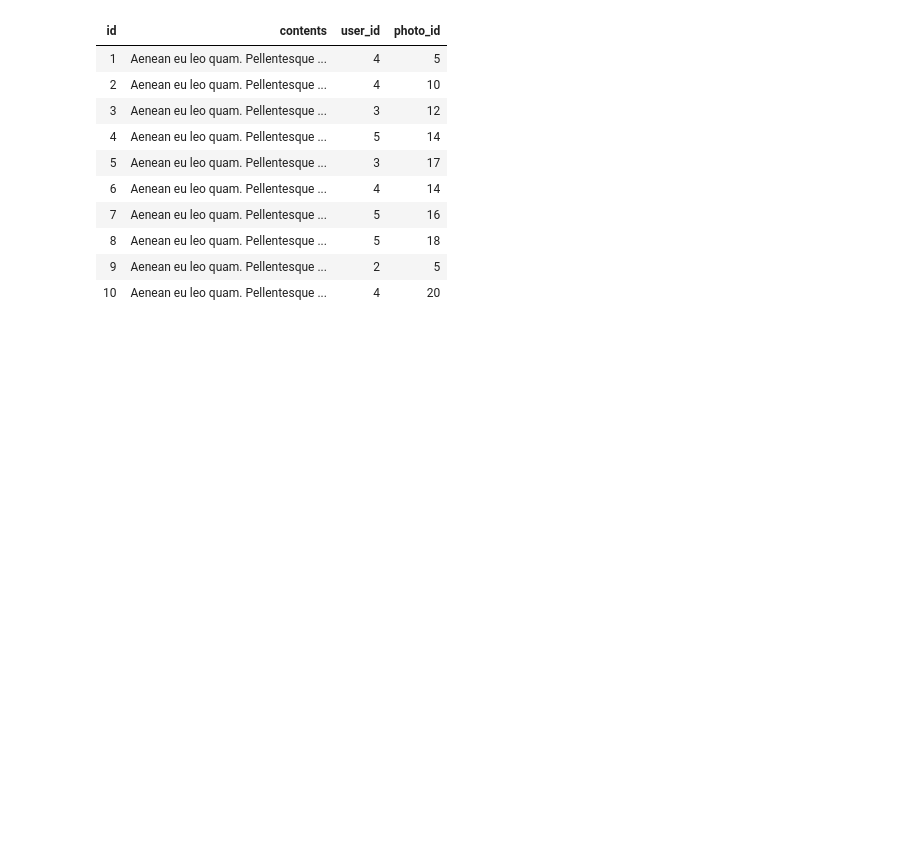
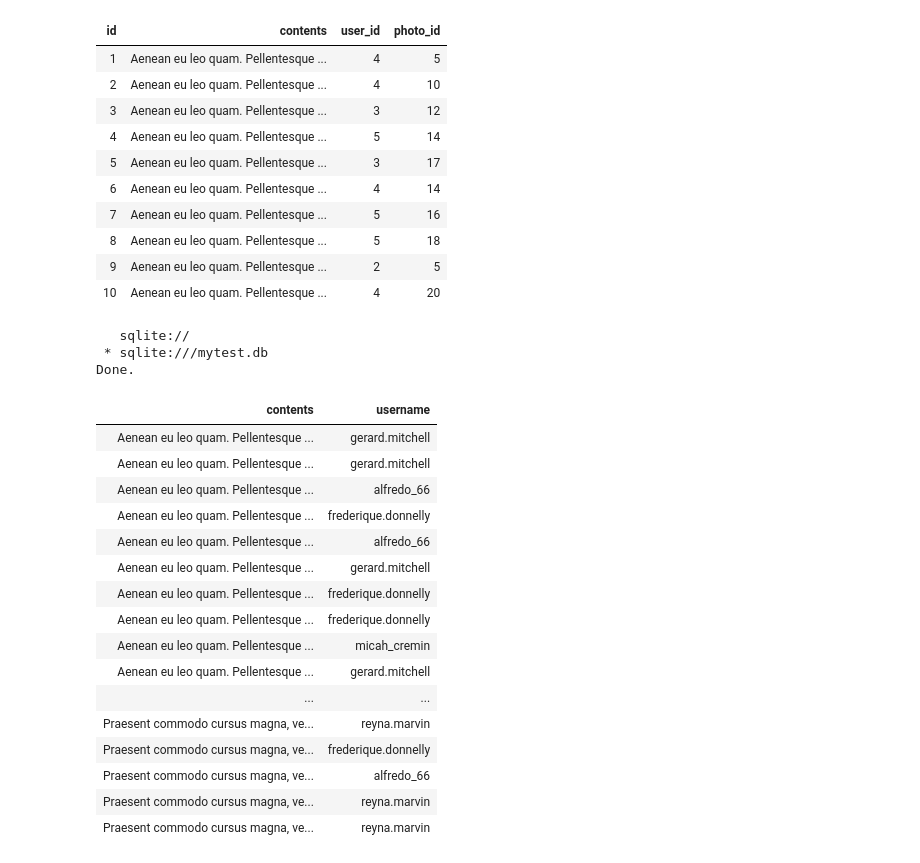
Before and after one commit to alirezaghorbani1983/psql_training, a Jupyter notebook: psql_1.ipynb, the cells around one changed output. Drawn from its saved outputs; the diff is of its cells as text; code cells hidden in the pictures; blank space fills up the shorter version.

Commit message:
using join statement

```diff
--- a/psql_1.ipynb
+++ b/psql_1.ipynb
@@ -843,3 +843,29 @@ Done.
 | 8 | Aenean eu leo quam. Pellentesque ... | 5 | 18 |
 | 9 | Aenean eu leo quam. Pellentesque ... | 2 | 5 |
 | 10 | Aenean eu leo quam. Pellentesque ... | 4 | 20 |
+# %%
+%%sql
+SELECT contents, username
+FROM comments
+JOIN users ON users.id = comments.user_id;
+# %% [output]
+   sqlite://
+ * sqlite:///mytest.db
+Done.
+| contents | username |
+| Aenean eu leo quam. Pellentesque ... | gerard.mitchell |
+| Aenean eu leo quam. Pellentesque ... | gerard.mitchell |
+| Aenean eu leo quam. Pellentesque ... | alfredo_66 |
+| Aenean eu leo quam. Pellentesque ... | frederique.donnelly |
+| Aenean eu leo quam. Pellentesque ... | alfredo_66 |
+| Aenean eu leo quam. Pellentesque ... | gerard.mitchell |
+| Aenean eu leo quam. Pellentesque ... | frederique.donnelly |
+| Aenean eu leo quam. Pellentesque ... | frederique.donnelly |
+| Aenean eu leo quam. Pellentesque ... | micah_cremin |
+| Aenean eu leo quam. Pellentesque ... | gerard.mitchell |
+| ... | ... |
+| Praesent commodo cursus magna, ve... | reyna.marvin |
+| Praesent commodo cursus magna, ve... | frederique.donnelly |
+| Praesent commodo cursus magna, ve... | alfredo_66 |
+| Praesent commodo cursus magna, ve... | reyna.marvin |
+| Praesent commodo cursus magna, ve... | reyna.marvin |
```
